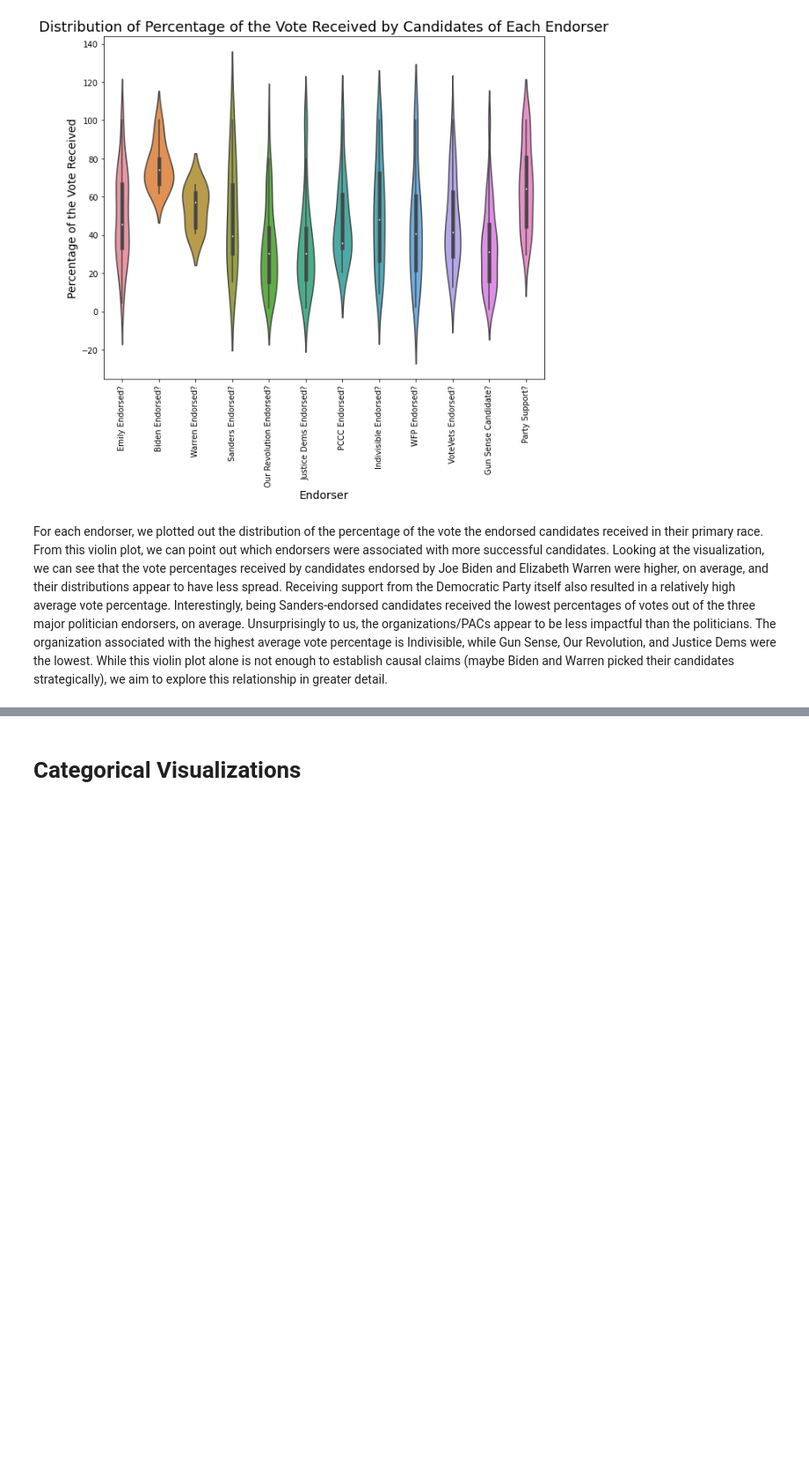
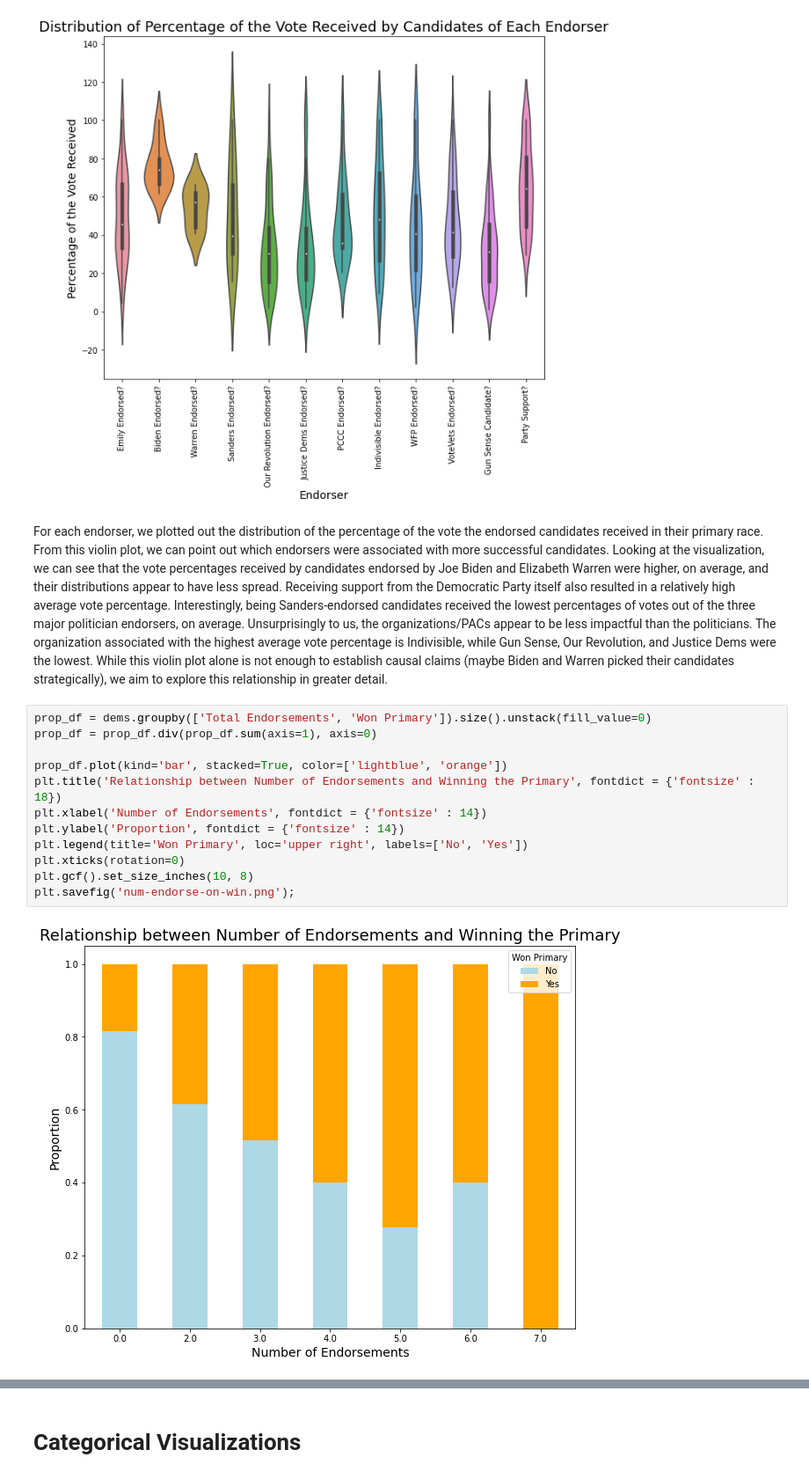
Before and after one commit to tetsu2001/102-project, a Jupyter notebook: to-turn-in/Checkpoint_1.ipynb, the cells around one changed output, grey strips where cells are left out. Shown at 88% size. Drawn from its saved outputs; the diff is of its cells as text; blank space fills up the shorter version.

```diff
--- a/to-turn-in/Checkpoint_1.ipynb
+++ b/to-turn-in/Checkpoint_1.ipynb
@@ -72,3 +74,17 @@ plt.title('Distribution of Percentage of the Vote Received by Candidates of Each
 [figure]
 # %% [markdown]
 For each endorser, we plotted out the distribution of the percentage of the vote the endorsed candidates received in their primary race. From this violin plot, we can point out which endorsers were associated with more successful candidates. Looking at the visualization, we can see that the vote percentages received by candidates endorsed by Joe Biden and Elizabeth Warren were higher, on average, and their distributions appear to have less spread. Receiving support from the Democratic Party itself also resulted in a relatively high average vote percentage. Interestingly, being Sanders-endorsed candidates received the lowest percentages of votes out of the three major politician endorsers, on average. Unsurprisingly to us, the organizations/PACs appear to be less impactful than the politicians. The organization associated with the highest average vote percentage is Indivisible, while Gun Sense, Our Revolution, and Justice Dems were the lowest. While this violin plot alone is not enough to establish causal claims (maybe Biden and Warren picked their candidates strategically), we aim to explore this relationship in greater detail.
+# %%
+prop_df = dems.groupby(['Total Endorsements', 'Won Primary']).size().unstack(fill_value=0)
+prop_df = prop_df.div(prop_df.sum(axis=1), axis=0)
+
+prop_df.plot(kind='bar', stacked=True, color=['lightblue', 'orange'])
+plt.title('Relationship between Number of Endorsements and Winning the Primary', fontdict = {'fontsize' : 18})
+plt.xlabel('Number of Endorsements', fontdict = {'fontsize' : 14})
+plt.ylabel('Proportion', fontdict = {'fontsize' : 14})
+plt.legend(title='Won Primary', loc='upper right', labels=['No', 'Yes'])
+plt.xticks(rotation=0)
+plt.gcf().set_size_inches(10, 8)
+plt.savefig('num-endorse-on-win.png');
+# %% [output]
+[figure, added]
```
Also changed, not shown: parts of 8 cells of this notebook, 7 other files.
